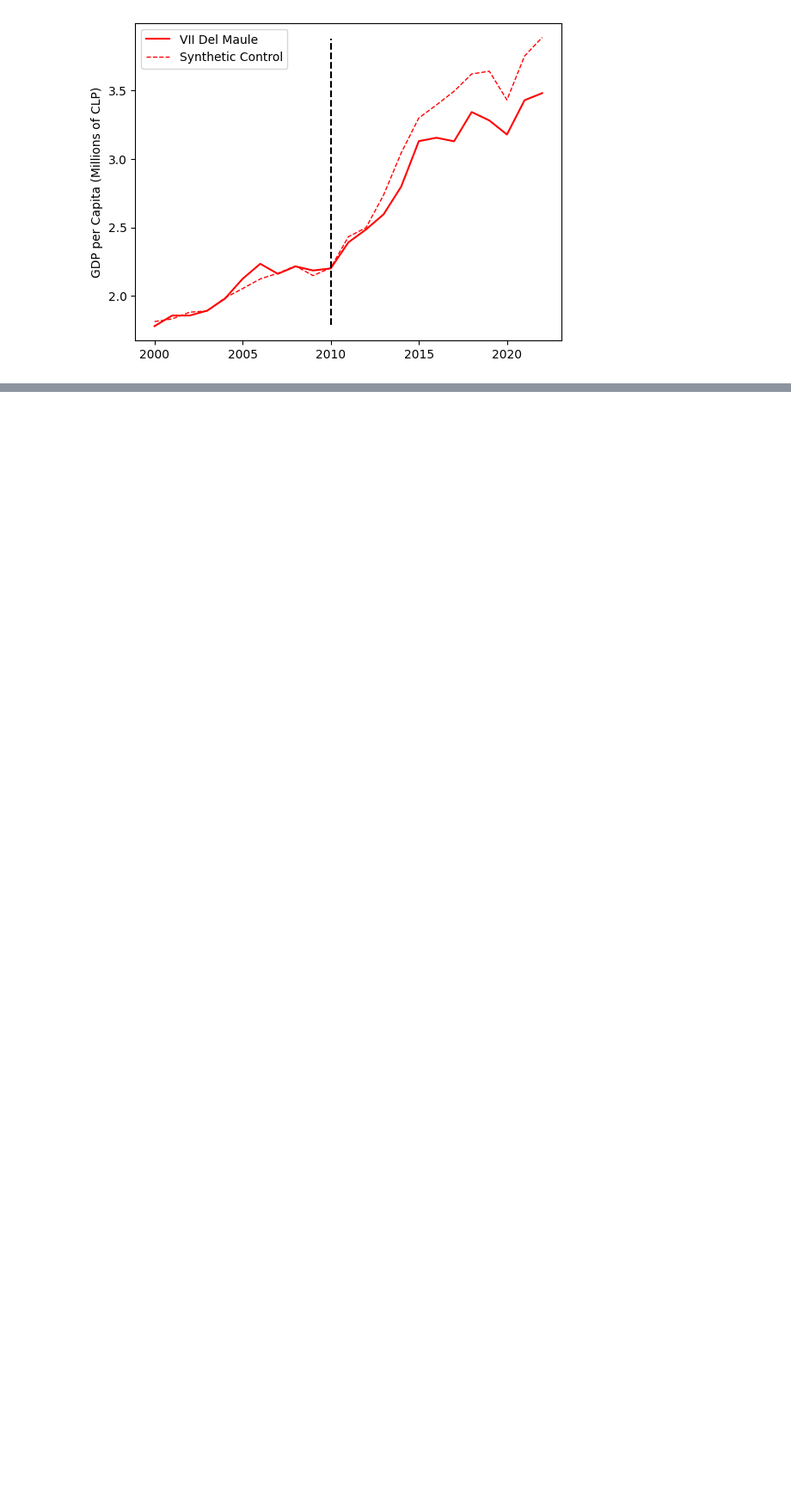
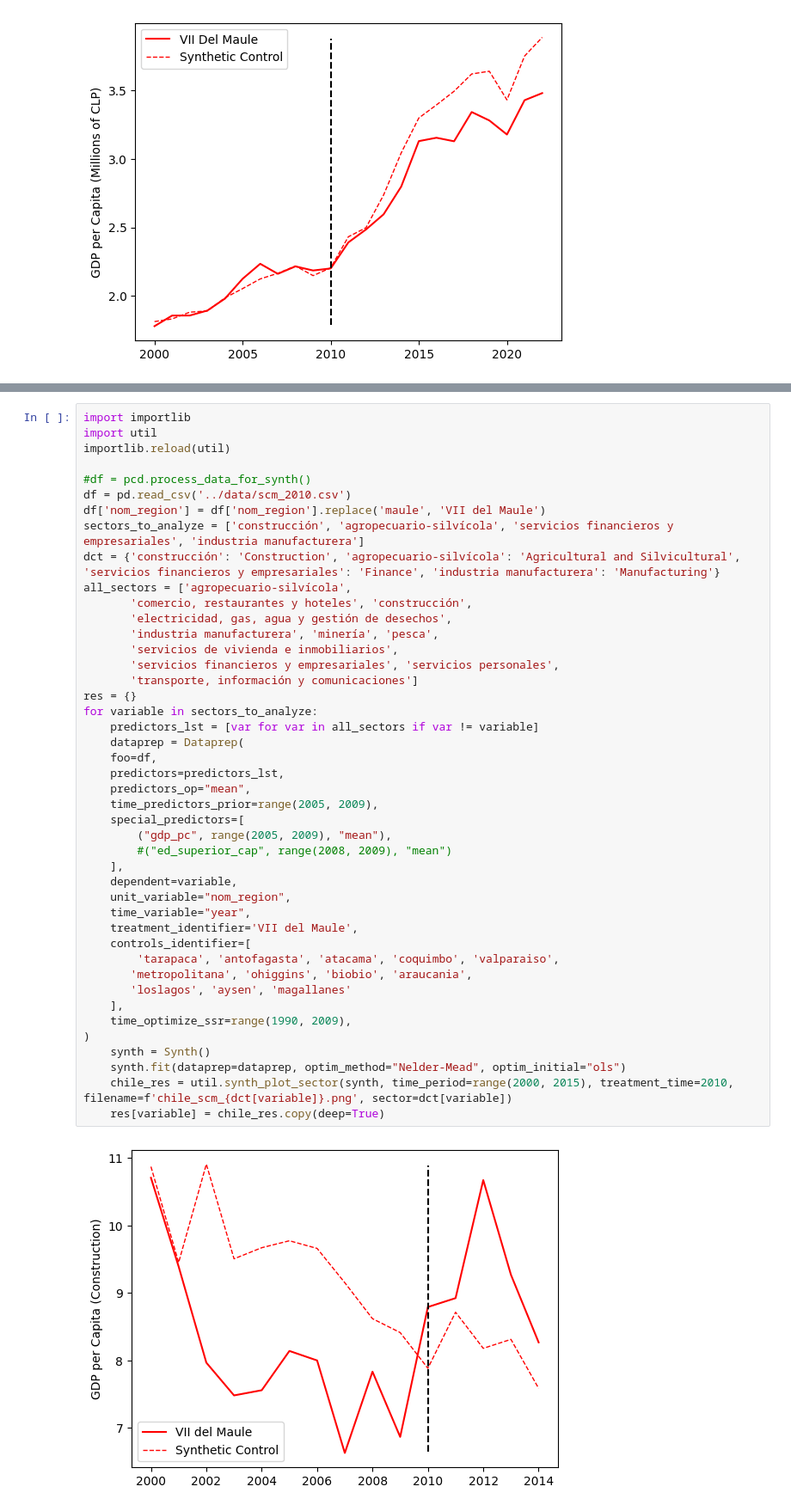
Before and after one commit to diodz/dpl-earthquakes, a Jupyter notebook: notebooks/Maule SCM.ipynb, the cells around one changed output, grey strips where cells are left out. Shown at 86% size. Saved outputs shown, nothing was run; the diff lists cells and outputs as text; blank space fills up the shorter version.

Commit message:
added chile sectorial

```diff
--- a/notebooks/Maule SCM.ipynb
+++ b/notebooks/Maule SCM.ipynb
@@ -219,0 +250,46 @@ cl_res = util.synth_plot_chile(synth_jacknife, time_period=range(2000, 2023), tr
+# %%
+import importlib
+import util
+importlib.reload(util)
+
+#df = pcd.process_data_for_synth()
+df = pd.read_csv('../data/scm_2010.csv')
+df['nom_region'] = df['nom_region'].replace('maule', 'VII del Maule')
+sectors_to_analyze = ['construcción', 'agropecuario-silvícola', 'servicios financieros y empresariales', 'industria manufacturera']
+dct = {'construcción': 'Construction', 'agropecuario-silvícola': 'Agricultural and Silvicultural', 'servicios financieros y empresariales': 'Finance', 'industria manufacturera': 'Manufacturing'}
+all_sectors = ['agropecuario-silvícola',
+       'comercio, restaurantes y hoteles', 'construcción',
+       'electricidad, gas, agua y gestión de desechos',
+       'industria manufacturera', 'minería', 'pesca',
+       'servicios de vivienda e inmobiliarios',
+       'servicios financieros y empresariales', 'servicios personales',
+       'transporte, información y comunicaciones']
+res = {}
+for variable in sectors_to_analyze:
+    predictors_lst = [var for var in all_sectors if var != variable]
+    dataprep = Dataprep(
+    foo=df,
+    predictors=predictors_lst,
+    predictors_op="mean",
+    time_predictors_prior=range(2005, 2009),
+    special_predictors=[
+        ("gdp_pc", range(2005, 2009), "mean"),
+        #("ed_superior_cap", range(2008, 2009), "mean")
+    ],
+    dependent=variable,
+    unit_variable="nom_region",
+    time_variable="year",
+    treatment_identifier='VII del Maule',
+    controls_identifier=[
+        'tarapaca', 'antofagasta', 'atacama', 'coquimbo', 'valparaiso',
+       'metropolitana', 'ohiggins', 'biobio', 'araucania',
+       'loslagos', 'aysen', 'magallanes'
+    ],
+    time_optimize_ssr=range(1990, 2009),
+)
+    synth = Synth()
+    synth.fit(dataprep=dataprep, optim_method="Nelder-Mead", optim_initial="ols")
+    chile_res = util.synth_plot_sector(synth, time_period=range(2000, 2015), treatment_time=2010, filename=f'chile_scm_{dct[variable]}.png', sector=dct[variable])
+    res[variable] = chile_res.copy(deep=True)
+# %% [output]
+[figure, added]
```
Also changed, not shown: parts of 4 cells of this notebook, 5 other files.
